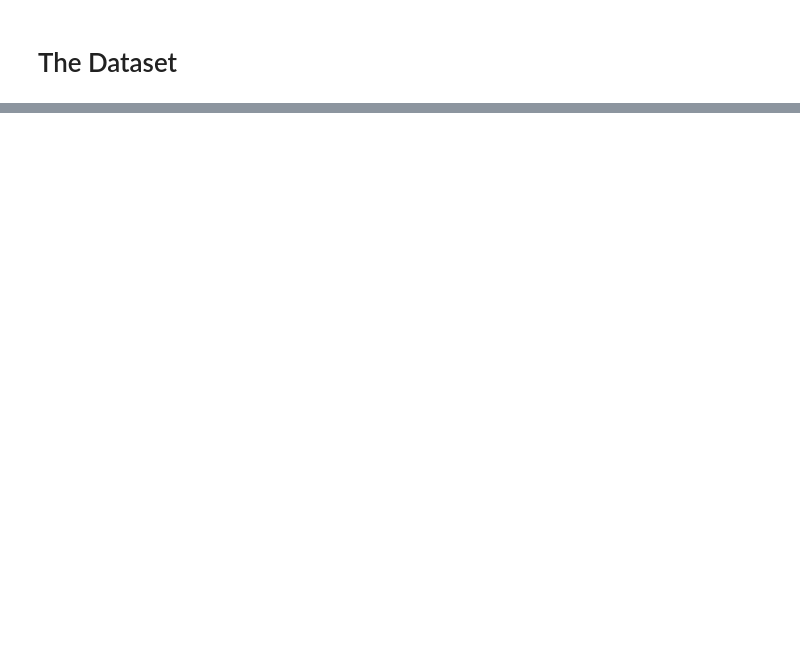
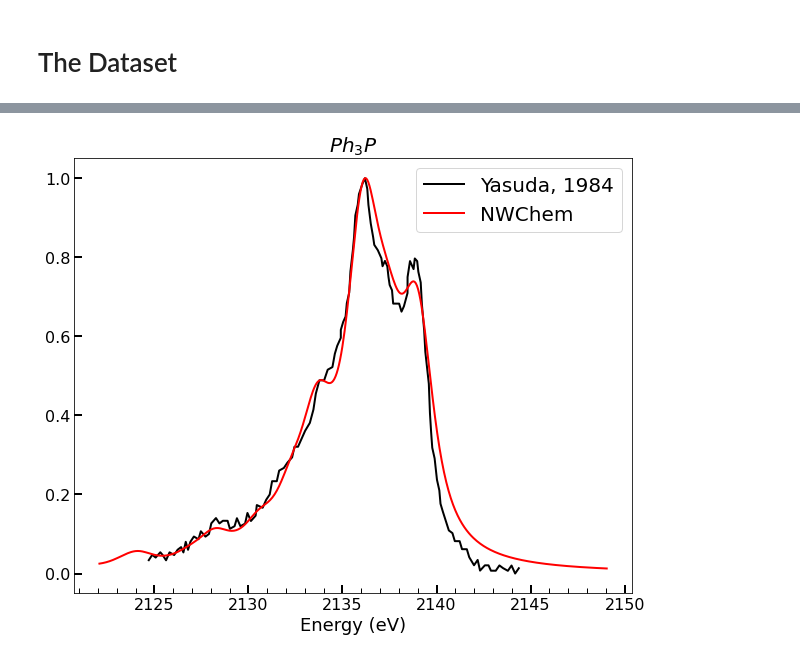
Before and after one commit to Seidler-Lab/Phosphorus-ML-Project, a Jupyter notebook: Data_Analysis.ipynb, the cells around one changed output, grey strips where cells are left out. Saved outputs shown, nothing was run; the diff lists cells and outputs as text; code cells hidden in the pictures; blank space fills up the shorter version.

```diff
--- a/Data_Analysis.ipynb
+++ b/Data_Analysis.ipynb
@@ -79,0 +95,4 @@ plot_spectrum_and_trans([XANESenergy, XANES[i]], XANES_DATA[i]['Transitions'], f
+# %%
+df1 = pd.read_csv('Ph3P.csv')
+df2 = pd.read_csv('Ph3PO.csv')
+df3 = pd.read_csv('PhO3PO.csv')
@@ -79,0 +124,5 @@ plot_spectrum_and_trans([XANESenergy, XANES[i]], XANES_DATA[i]['Transitions'], f
+# %%
+hc = 1.23984193e-6 #ev/m
+d = 6.5327e-10 #m
+def to_energy(two_theta):
+    return hc/(d*np.sin(two_theta*(np.pi/180)/2))
@@ -79,0 +192,14 @@ plot_spectrum_and_trans([XANESenergy, XANES[i]], XANES_DATA[i]['Transitions'], f
+# %%
+x = to_energy(df1['2theta'].values)
+y = df1['I'].values
+y = y - np.min(y)
+y = y/np.max(y)
+emin, emax = 350, 800
+x2 = XESenergy[emin:emax]
+i = np.where(CIDS==mycids[0])[0][0]
+y2 = XES[i][emin:emax]
+e_shift = x2[np.argmax(y2)] - x[np.argmax(y)]
+
+stack_plot([[x, y],[x2-e_shift, y2]], ['Yasuda, 1984', 'NWChem'], title="$Ph_3P$")
+# %% [output]
+[figure, added]
```
Also changed, not shown: parts of 29 cells of this notebook, 3 other files.
